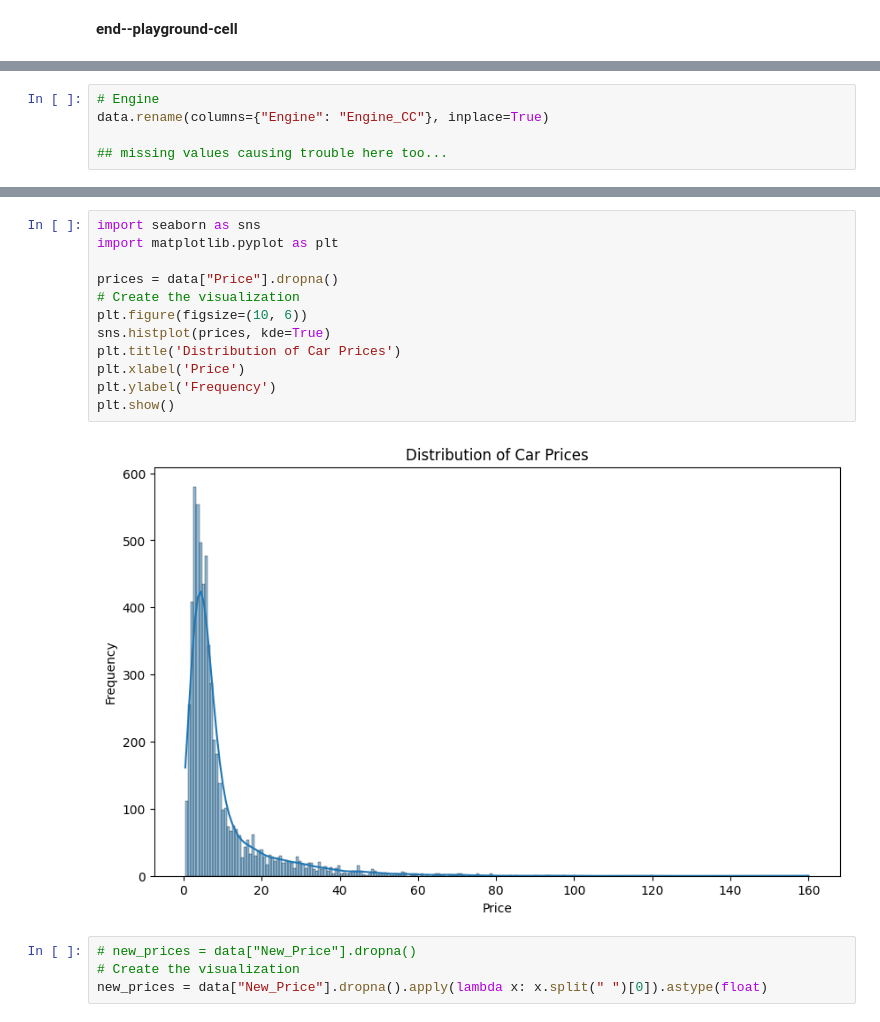
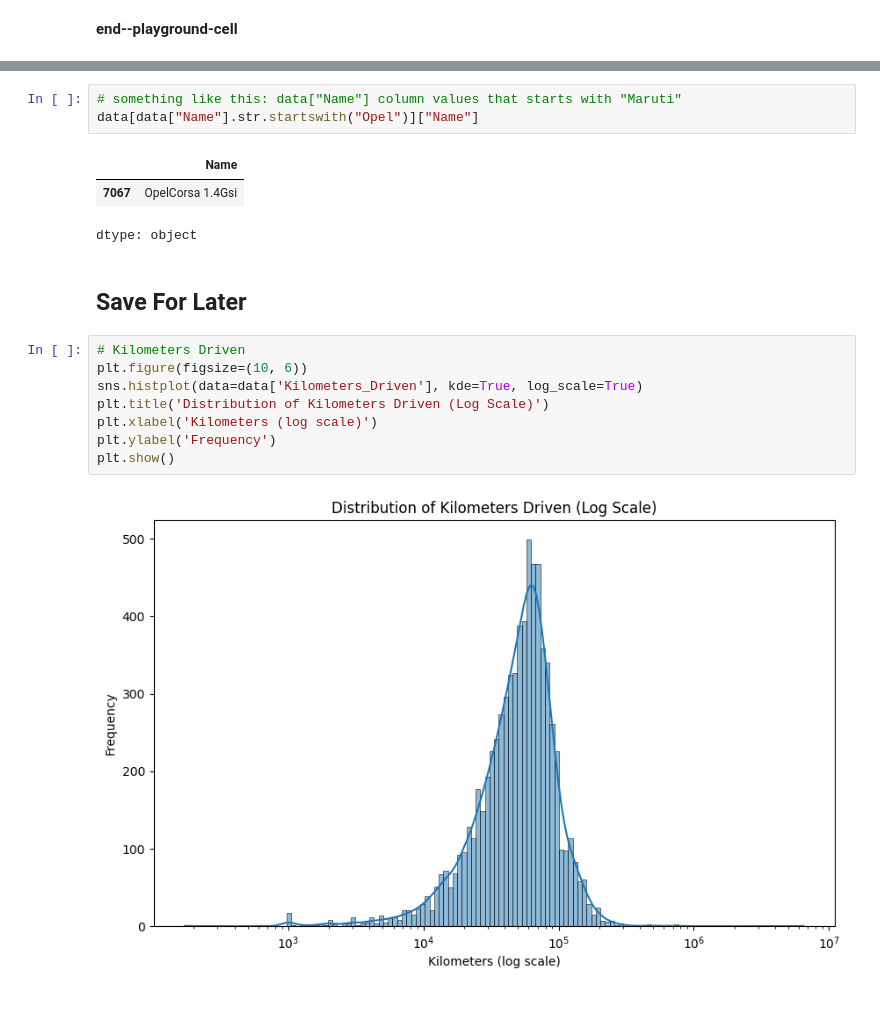
Before and after one commit to safakan/CCTB_repo_safak_atakan_celik, a Jupyter notebook: DEA113/Assignment4/Assignment4_EDA_Kaggle.ipynb, the cells around one changed output, grey strips where cells are left out. Drawn from its saved outputs; the diff is of its cells as text.

```diff
--- a/DEA113/Assignment4/Assignment4_EDA_Kaggle.ipynb
+++ b/DEA113/Assignment4/Assignment4_EDA_Kaggle.ipynb
@@ -131,5 +152,0 @@ data[data["Name"] == "Toyota Prius 2009-2016 Z4"]
-# %%
-# Engine
-data.rename(columns={"Engine": "Engine_CC"}, inplace=True)
-
-## missing values causing trouble here too...
@@ -136,18 +165,19 @@ data.rename(columns={"Engine": "Engine_CC"}, inplace=True)
+# %%
+# something like this: data["Name"] column values that starts with "Maruti"
+data[data["Name"].str.startswith("Opel")]["Name"]
+# %% [output]
+|  | Name |
+| 7067 | OpelCorsa 1.4Gsi |
+dtype: object
+# %% [markdown]
+## Save For Later
 # %%
-import seaborn as sns
-import matplotlib.pyplot as plt
-
-prices = data["Price"].dropna()
-# Create the visualization
+# Kilometers Driven
 plt.figure(figsize=(10, 6))
-sns.histplot(prices, kde=True)
-plt.title('Distribution of Car Prices')
-plt.xlabel('Price')
+sns.histplot(data=data['Kilometers_Driven'], kde=True, log_scale=True)
+plt.title('Distribution of Kilometers Driven (Log Scale)')
+plt.xlabel('Kilometers (log scale)')
 plt.ylabel('Frequency')
 plt.show()
 # %% [output]
-[figure, old version]
+[figure, new version]
-# %%
-# new_prices = data["New_Price"].dropna()
-# Create the visualization
-new_prices = data["New_Price"].dropna().apply(lambda x: x.split(" ")[0]).astype(float)
```
Also changed, not shown: parts of 15 cells of this notebook.
